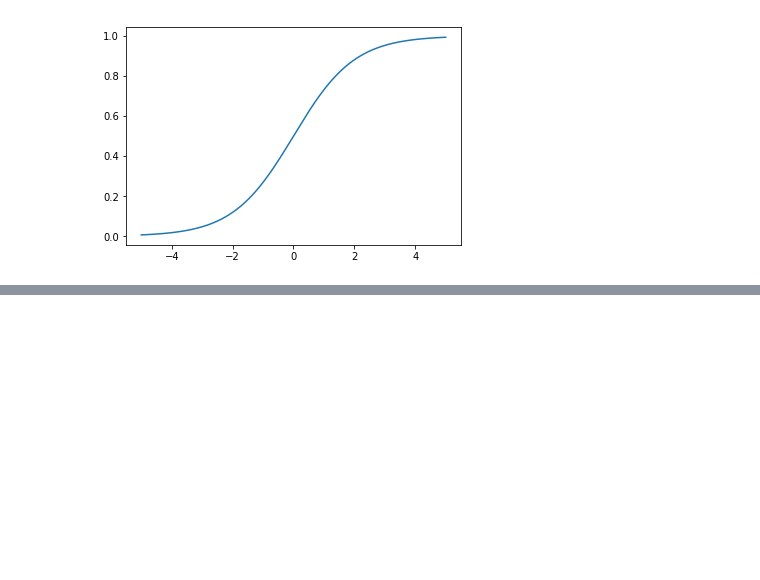
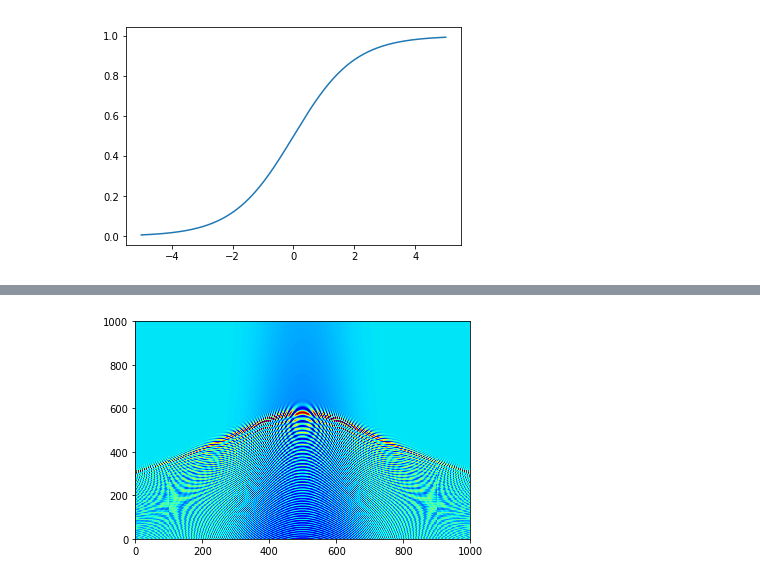
Before and after one commit to ggrillo93/plasma-lensing, a Jupyter notebook: Untitled.ipynb, the cells around one changed output, grey strips where cells are left out. Cells and saved outputs as stored; diff of their text form; code cells hidden in the pictures; blank space fills up the shorter version.

```diff
--- a/Untitled.ipynb
+++ b/Untitled.ipynb
@@ -27,0 +47,6 @@ plt.show()
+# %%
+mat1 = np.loadtxt('dspectra4.00.dat')
+mat2 = np.loadtxt('dspectra4.01.dat')
+mat3 = np.loadtxt('dspectra4.02.dat')
+mat4 = np.loadtxt('dspectra4.03.dat')
+mat = np.concatenate((mat1, mat2, mat3, mat4), axis=0)
@@ -27,0 +55,5 @@ plt.show()
+# %%
+plt.imshow(mat.T, aspect = 'auto', cmap = 'jet', origin = 'lower')
+plt.show()
+# %% [output]
+[figure, added]
```
Also changed, not shown: parts of 10 cells of this notebook, 7 other files.
